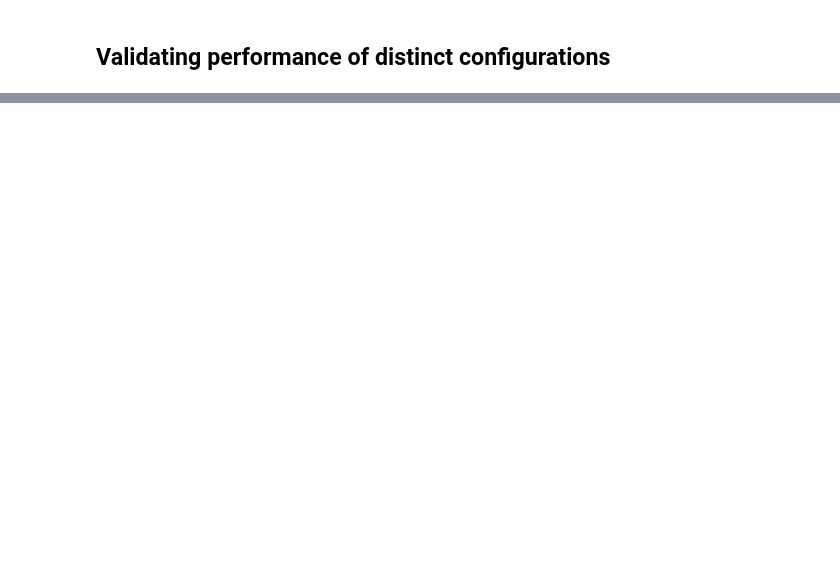
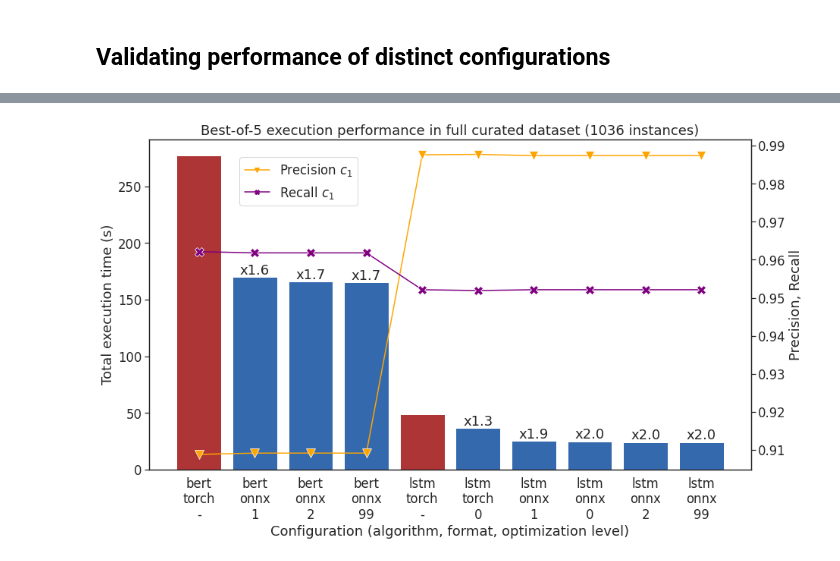
Before and after one commit to ulysses-camara/ulysses-segmenter, a Jupyter notebook: notebooks/7_optimization_and_compression.ipynb, the cells around one changed output, grey strips where cells are left out. Drawn from its saved outputs; the diff is of its cells as text; code cells hidden in the pictures; blank space fills up the shorter version.

Commit message:
update: add CPU performance plot in 7th notebook

```diff
--- a/notebooks/7_optimization_and_compression.ipynb
+++ b/notebooks/7_optimization_and_compression.ipynb
@@ -303,0 +364,7 @@ validate(segmenter_bert_quantized)
+# %%
+df_all_results = pd.read_csv(
+    os.path.join(PERFORMANCE_LOGS_DIR, "perf_cpu_multithread.csv"),
+    index_col=0,
+    header=0,
+)
+df_all_results[["per_cls_precision_1", "per_cls_recall_1", "approx_inference_time"]]
@@ -303,0 +383,84 @@ validate(segmenter_bert_quantized)
+# %%
+score_p = df_all_results["per_cls_precision_1"]
+score_r = df_all_results["per_cls_recall_1"]
+
+aux_df = np.vstack((
+    list(zip(df_all_results.index, ["Precision $c_{1}$"] * len(score_p), score_p.values)),
+    list(zip(df_all_results.index, ["Recall $c_{1}$"] * len(score_r), score_r.values)),
+))
+
+cols = ["Config", "Metric", "Score"]
+lineplot_df = pd.DataFrame(aux_df, columns=cols)
+lineplot_df["Score"] = lineplot_df["Score"].astype(float)
+# %%
+sns.set_theme(
+    context="notebook",
+    style="white",
+    font_scale=1.5,
+)
+
+fig, ax1 = plt.subplots(1, figsize=(14.222, 8))
+ax2 = ax1.twinx()
+
+fn_hex_to_tuple = lambda hex_v: tuple(int(hex_v[i:i+2], base=16)/255 for i in range(0, 6, 2))
+
+ax_sns_barplot = sns.barplot(
+    x=df_all_results.index,
+    y="approx_inference_time",
+    ax=ax1,
+    data=df_all_results,
+    palette=[
+        fn_hex_to_tuple("C12121")
+        if opt_level == "-"
+        else fn_hex_to_tuple("2167C1")
+        for opt_level in df_all_results["config_opt_level"]
+    ],
+)
+
+ax_sns_lineplot = sns.lineplot(
+    x="Config",
+    y="Score",
+    hue="Metric",
+    style="Metric",
+    ax=ax2,
+    data=lineplot_df,
+    legend="full",
+    dashes=False,
+    markers=["v", "X"],
+    markersize=12,
+    palette=["orange", "purple"],
+)
+
+plt.legend(loc=(0.15, 0.8))
+
+ax_sns_lineplot.set_ylabel("Precision, Recall")
+
+ax_sns_barplot.set_title(
+    f"Best-of-5 execution performance in full curated dataset ({curated_df.shape[0]} instances)"
+)
+ax_sns_barplot.set_ylabel("Total execution time (s)");
+ax_sns_barplot.set_xlabel("Configuration (algorithm, format, optimization level)");
+
+base_exec_perf_bert = df_all_results.loc[
+    (df_all_results[["config_opt_level", "config_model_type"]] == ("-", "bert")).all(axis="columns"),
+    "approx_inference_time",
+]
+
+base_exec_perf_lstm = df_all_results.loc[
+    (df_all_results[["config_opt_level", "config_model_type"]] == ("-", "lstm")).all(axis="columns"),
+    "approx_inference_time",
+]
+
+speed_ups = np.asfarray([
+    (base_exec_perf_bert if model == "bert" else base_exec_perf_lstm) / inf_time
+    for inf_time, model in df_all_results[["approx_inference_time", "config_model_type"]].values
+]).squeeze()
+
+ax_sns_barplot.bar_label(
+    ax_sns_barplot.containers[0],
+    labels=map(lambda x: f"x{x:.1f}" if x > 1.0 else "", speed_ups),
+);
+
+fig.savefig(fname=os.path.join(PERFORMANCE_LOGS_DIR, "perf_plot.pdf"), format="pdf", bbox_inches="tight")
+# %% [output]
+[figure, added]
```
Also changed, not shown: parts of 21 cells of this notebook.
